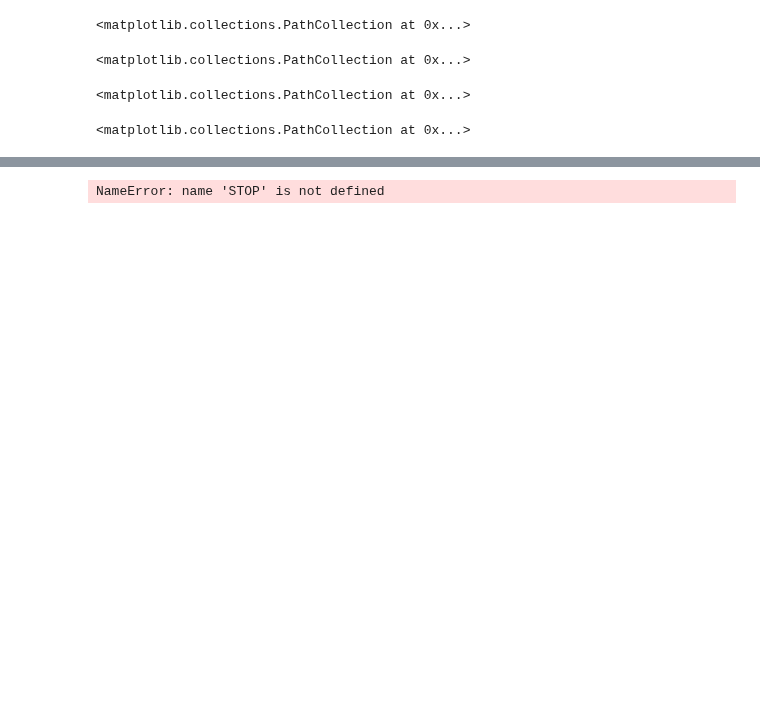
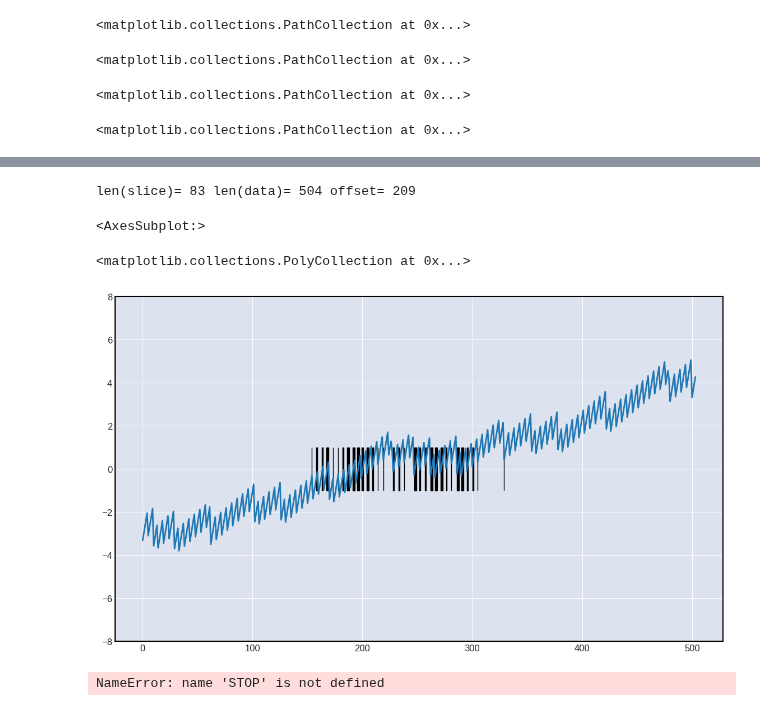
Before and after one commit to matplotlib/mplfinance, a Jupyter notebook: examples/scratch_pad/date_to_iloc_extrapolation.ipynb, the cells around one changed output, grey strips where cells are left out. Cells and saved outputs as stored; diff of their text form; code cells hidden in the pictures; blank space fills up the shorter version.

```diff
--- a/examples/scratch_pad/date_to_iloc_extrapolation.ipynb
+++ b/examples/scratch_pad/date_to_iloc_extrapolation.ipynb
@@ -246,3 +232,20 @@ df['diff'].plot()
+# %%
+x,x2,y = generate_yxs(daily,'2010-11-1','2011-3-1',trace=False)
+df = pd.DataFrame([x,x2]).T
+df.columns = ['x','x2']
+df['diff'] = df.x - df.x2
+a = df['diff'] < 0.5
+b = df['diff'] > -0.5
+df['fill'] = [ a and b for a,b in zip(a,b)]
+#print(df.iloc[[0,-1]])
+tdf = df['diff']
+tdf.plot(figsize=(14,8),ylim=(-8,8))
+plt.fill_between(tdf.index,y1=1.0,y2=-1.0,where=df['fill'].values,color='k')
+# %% [output]
+len(slice)= 83 len(data)= 504 offset= 209
+<AxesSubplot:>
+<matplotlib.collections.PolyCollection at 0x...>
+[figure, added]
 # %%
 STOP
 # %% [output]
```
Also changed, not shown: parts of 17 cells of this notebook.
